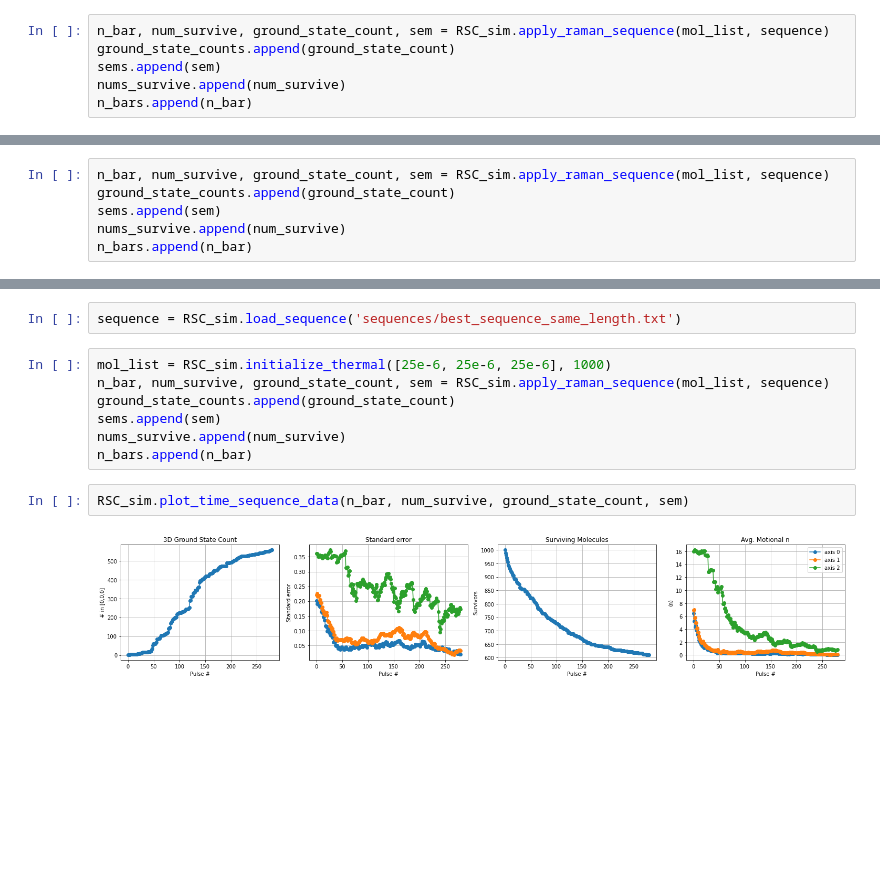
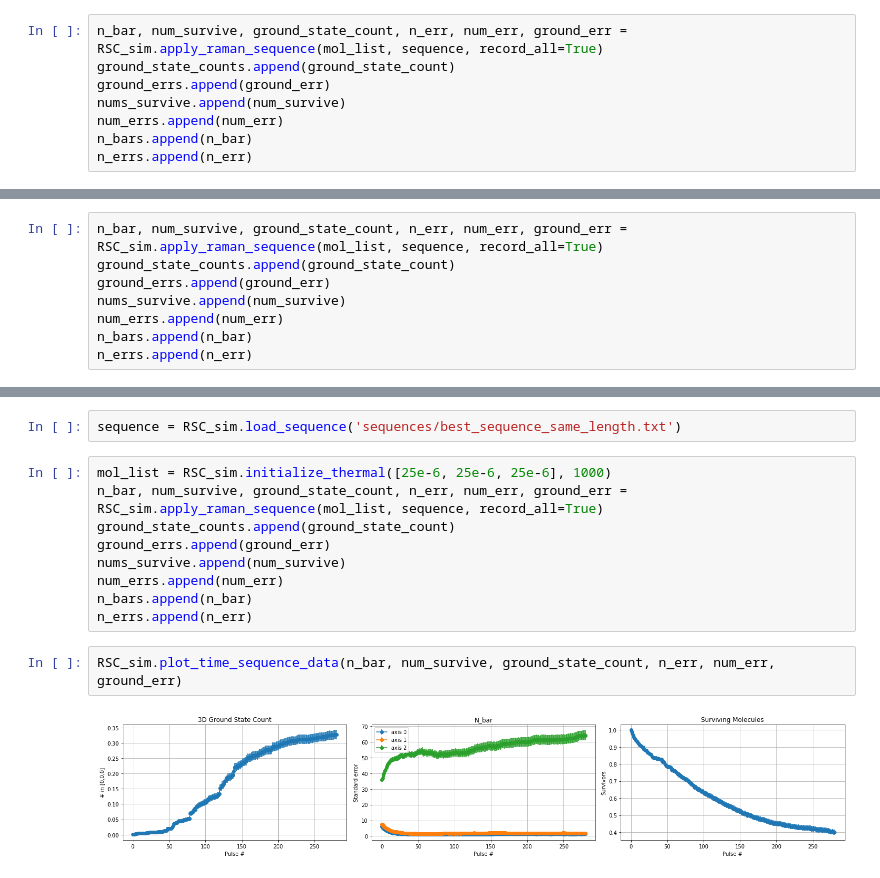
Before and after one commit to lyuqinshu/Raman_sideband_cooling, a Jupyter notebook: optimize_all/Optimize_sequence.ipynb, the cells around one changed output, grey strips where cells are left out. Saved outputs shown, nothing was run; the diff lists cells and outputs as text; blank space fills up the shorter version.

```diff
--- a/optimize_all/Optimize_sequence.ipynb
+++ b/optimize_all/Optimize_sequence.ipynb
@@ -26,7 +29,9 @@ _, _, _ = RSC_sim.plot_n_distribution(mol_list)
 # %%
-n_bar, num_survive, ground_state_count, sem = RSC_sim.apply_raman_sequence(mol_list, sequence)
+n_bar, num_survive, ground_state_count, n_err, num_err, ground_err = RSC_sim.apply_raman_sequence(mol_list, sequence, record_all=True)
 ground_state_counts.append(ground_state_count)
-sems.append(sem)
+ground_errs.append(ground_err)
 nums_survive.append(num_survive)
+num_errs.append(num_err)
 n_bars.append(n_bar)
+n_errs.append(n_err)
 # %%
@@ -49,7 +52,9 @@ _, _, _ = RSC_sim.plot_n_distribution(mol_list)
 # %%
-n_bar, num_survive, ground_state_count, sem = RSC_sim.apply_raman_sequence(mol_list, sequence)
+n_bar, num_survive, ground_state_count, n_err, num_err, ground_err = RSC_sim.apply_raman_sequence(mol_list, sequence, record_all=True)
 ground_state_counts.append(ground_state_count)
-sems.append(sem)
+ground_errs.append(ground_err)
 nums_survive.append(num_survive)
+num_errs.append(num_err)
 n_bars.append(n_bar)
+n_errs.append(n_err)
 # %%
@@ -62,13 +67,15 @@ RSC_sim.plot_time_sequence_data(n_bar, num_survive, ground_state_count, sem)
 sequence = RSC_sim.load_sequence('sequences/best_sequence_same_length.txt')
 # %%
 mol_list = RSC_sim.initialize_thermal([25e-6, 25e-6, 25e-6], 1000)
-n_bar, num_survive, ground_state_count, sem = RSC_sim.apply_raman_sequence(mol_list, sequence)
+n_bar, num_survive, ground_state_count, n_err, num_err, ground_err = RSC_sim.apply_raman_sequence(mol_list, sequence, record_all=True)
 ground_state_counts.append(ground_state_count)
-sems.append(sem)
+ground_errs.append(ground_err)
 nums_survive.append(num_survive)
+num_errs.append(num_err)
 n_bars.append(n_bar)
+n_errs.append(n_err)
 # %%
-RSC_sim.plot_time_sequence_data(n_bar, num_survive, ground_state_count, sem)
+RSC_sim.plot_time_sequence_data(n_bar, num_survive, ground_state_count, n_err, num_err, ground_err)
 # %% [output]
-[figure, old version]
+[figure, new version]
 # %%
```
Also changed, not shown: parts of 17 cells of this notebook, 8 other files.
